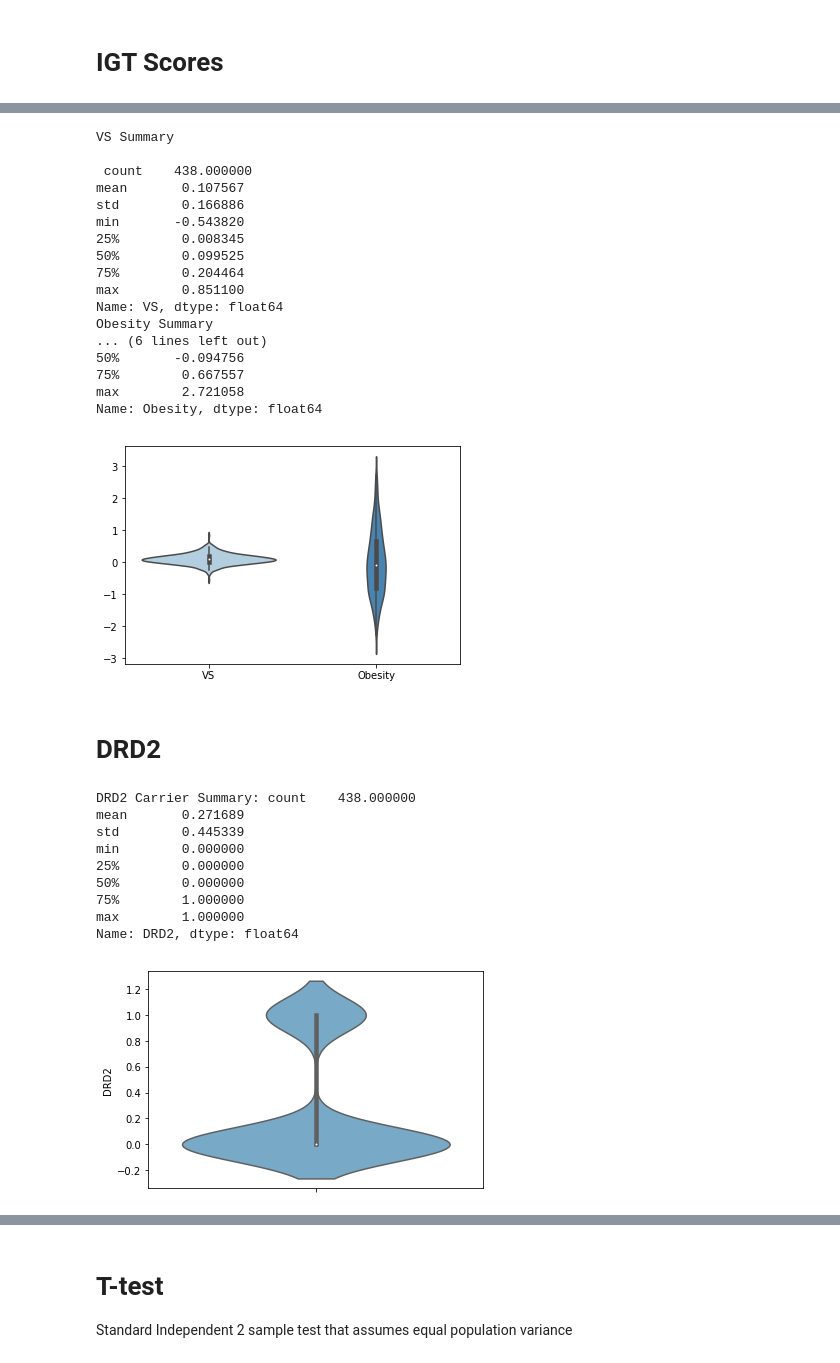
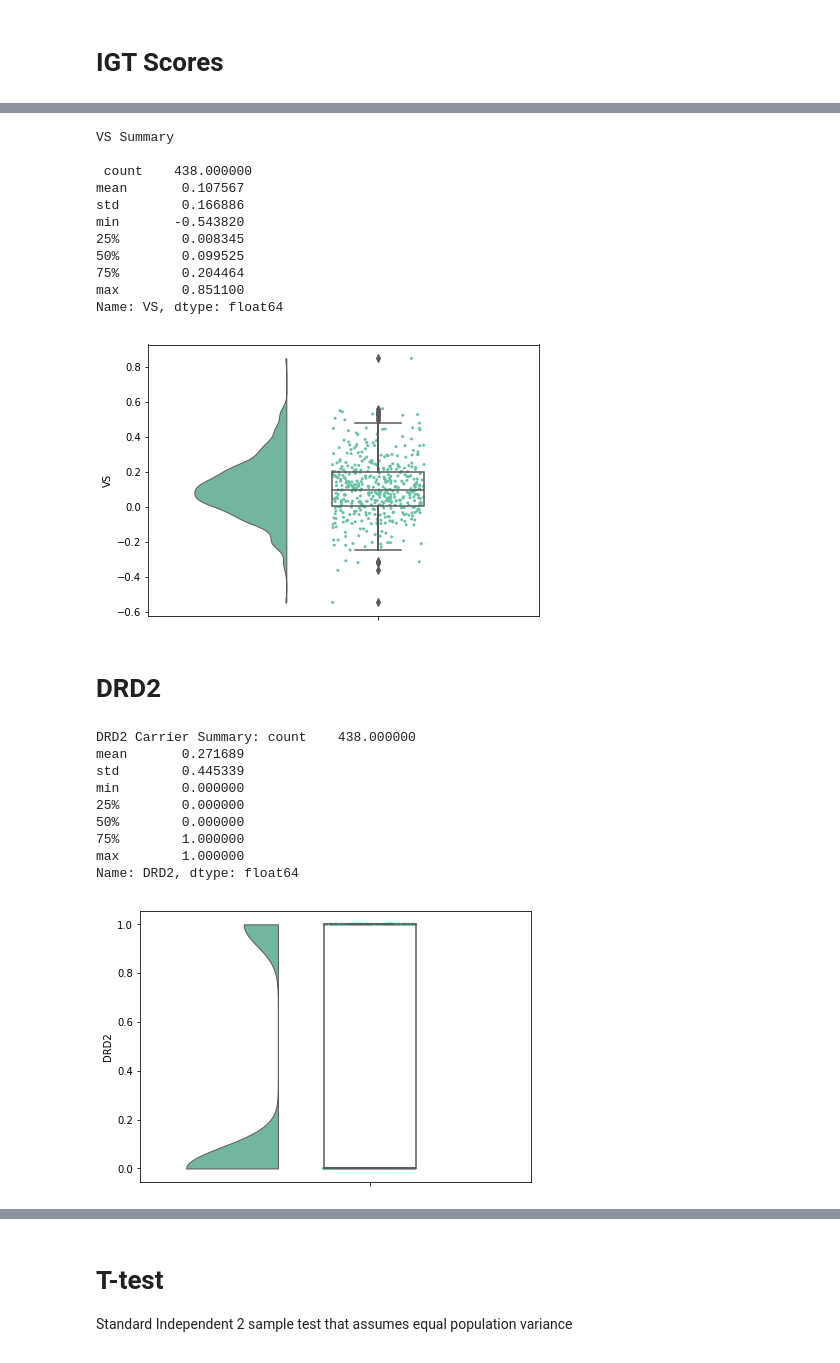
Before and after one commit to cbanuelos/DRD2_Abnormal_Learning, a Jupyter notebook: DataAnalysis.ipynb, the cells around one changed output, grey strips where cells are left out. Drawn from its saved outputs; the diff is of its cells as text; code cells hidden in the pictures.

```diff
--- a/DataAnalysis.ipynb
+++ b/DataAnalysis.ipynb
@@ -69,4 +66,5 @@ chart_studio.plotly module instead.
 Demographic summary
 # %%
 data = pd.read_csv('DRD2_subset_data.csv', delimiter=',')
-data = data.dropna(subset=['P','Q','VS','DRD2'])
+data = data.dropna(subset=['P','Q','VS','DRD2', 'AGE', 'female_1'])
+data
@@ -135,34 +155,30 @@ Name: Q, dtype: float64
 # %%
 VS_summary = data.VS.describe()
-Ob_summary = data.Obesity.describe()
+#Ob_summary = data.Obesity.describe()
 print('VS Summary', '\n\n', VS_summary)
-print('Obesity Summary', '\n\n', Ob_summary)
-VS_Ob_violin = sb.violinplot(data=data.iloc[:,4:6], palette='Blues')
+#print('Obesity Summary', '\n\n', Ob_summary)
+#VS_Ob_violin = sb.violinplot(y='VS', data=data, palette='Blues')
+VS_raincloud = pt.RainCloud(y='VS', data=data, width_viol=.4, width_box=.2, figsize=(7,5))
 # %% [output]
 VS Summary
 
  count    438.000000
 mean       0.107567
 std        0.166886
 min       -0.543820
 25%        0.008345
 50%        0.099525
 75%        0.204464
 max        0.851100
 Name: VS, dtype: float64
-Obesity Summary
-... (6 lines left out)
-50%       -0.094756
-75%        0.667557
-max        2.721058
-Name: Obesity, dtype: float64
-[figure, old version]
+[figure, new version]
 # %% [markdown]
 # DRD2
 # %%
 DRD2_summary = data.DRD2.describe()
 print('DRD2 Carrier Summary:', DRD2_summary)
-DRD2_violin = sb.violinplot(y='DRD2', data=data, palette='Blues')
+#DRD2_violin = sb.violinplot(y='DRD2', data=data, palette='Blues')
+DRD2_raincloud = pt.RainCloud(y='DRD2', data=data, width_viol=.4, width_box=.2, figsize=(7,5))
 # %% [output]
 DRD2 Carrier Summary: count    438.000000
 mean       0.271689
@@ -173,5 +189,5 @@ min        0.000000
 75%        1.000000
 max        1.000000
 Name: DRD2, dtype: float64
-[figure, old version]
+[figure, new version]
 # %% [markdown]
```
Also changed, not shown: parts of 25 cells of this notebook.
